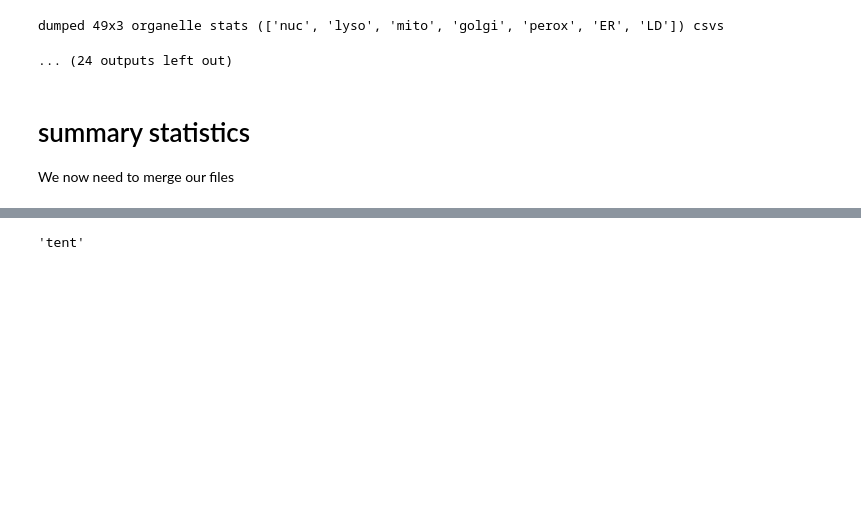
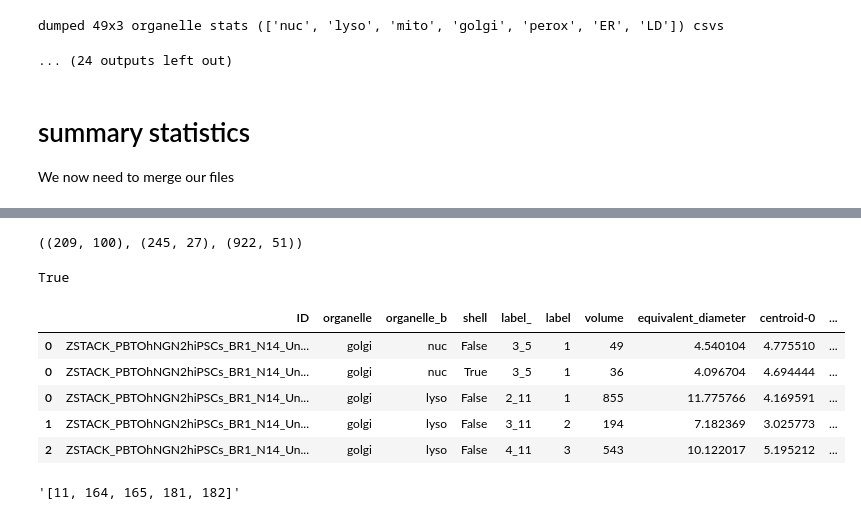
Before and after one commit to ndcn/infer-subc, a Jupyter notebook: notebooks/14_final_workflow.ipynb, the cells around one changed output, grey strips where cells are left out. Drawn from its saved outputs; the diff is of its cells as text; code cells hidden in the pictures; blank space fills up the shorter version.

Commit message:
fix naming bugs in organelles + bugs in stats

```diff
--- a/notebooks/14_final_workflow.ipynb
+++ b/notebooks/14_final_workflow.ipynb
@@ -1025,7 +742,0 @@ AttributeError: 'bool' object has no attribute 'sum'
-# %%
-for col in column_names:
-    col[2:]
-# %%
-col[2:]
-# %% [output]
-'tent'
@@ -1031,0 +753,63 @@ col[2:]
+# %%
+
+
+#summary_shell.head()
+all_stats_df.shape,all_proj_stats_df.shape, all_cross_stats_df.shape
+# %% [output]
+((209, 100), (245, 27), (922, 51))
+# %%
+stats.columns[30].endswith('_labels')
+# %% [output]
+True
+# %%
+
+img_id = 'ZSTACK_PBTOhNGN2hiPSCs_BR1_N14_Unmixed'
+organelles = ["nuc","lyso", "mito","golgi","perox","ER","LD"]
+target_org = organelles[3]
+in_path = int_path
+
+def fix_list_cols(in_df:pd.DataFrame, list_cols) -> pd.DataFrame:
+    """
+    """
+    def str_to_list(x):
+        if x == '[]':
+            return list()
+        else:
+            xstr = x.strip("[]").replace("'", "").split(", ")
+        return [int(x) if x.isnumeric() else x for x in xstr]
+
+    _stats = pd.DataFrame()
+    for col in in_df.columns:
+        _stats[col] = in_df[col].apply(str_to_list) if col in list_cols else in_df[col]
+    return _stats
+
+
+csv_path = in_path / f"{img_id}-{target_org}-stats.csv"
+stats = pd.read_csv(csv_path, index_col=0,dtype={"ID":str,"organelle":str})
+list_cols = [col for col in stats.columns if col.endswith('_labels')]
+# stats = fix_list_cols(stats,list_cols)
+
+
+csv_path = in_path / f"{img_id}-{target_org}-proj-stats.csv"
+proj = pd.read_csv(csv_path, index_col=0)
+
+# z - list of ints
+# zerniek - list of floats, n,m ints
+# other - ID, organelle, mask, radial_n_bins, n_z
+
+
+csv_path = in_path / f"{img_id}-{target_org}-cross-stats.csv"
+cross = pd.read_csv(csv_path, index_col=0)
+
+cross.head()
+# %% [output]
+|  | ID | organelle | organelle_b | shell | label_ | label | volume | equivalent_diameter | centroid-0 | ... |
+| 0 | ZSTACK_PBTOhNGN2hiPSCs_BR1_N14_Un... | golgi | nuc | False | 3_5 | 1 | 49 | 4.540104 | 4.775510 | ... |
+| 0 | ZSTACK_PBTOhNGN2hiPSCs_BR1_N14_Un... | golgi | nuc | True | 3_5 | 1 | 36 | 4.096704 | 4.694444 | ... |
+| 0 | ZSTACK_PBTOhNGN2hiPSCs_BR1_N14_Un... | golgi | lyso | False | 2_11 | 1 | 855 | 11.775766 | 4.169591 | ... |
+| 1 | ZSTACK_PBTOhNGN2hiPSCs_BR1_N14_Un... | golgi | lyso | False | 3_11 | 2 | 194 | 7.182369 | 3.025773 | ... |
+| 2 | ZSTACK_PBTOhNGN2hiPSCs_BR1_N14_Un... | golgi | lyso | False | 4_11 | 3 | 543 | 10.122017 | 5.195212 | ... |
+# %%
+stats["LY_labels"][0]
+# %% [output]
+'[11, 164, 165, 181, 182]'
```
Also changed, not shown: parts of 23 cells of this notebook, 8 other files.
